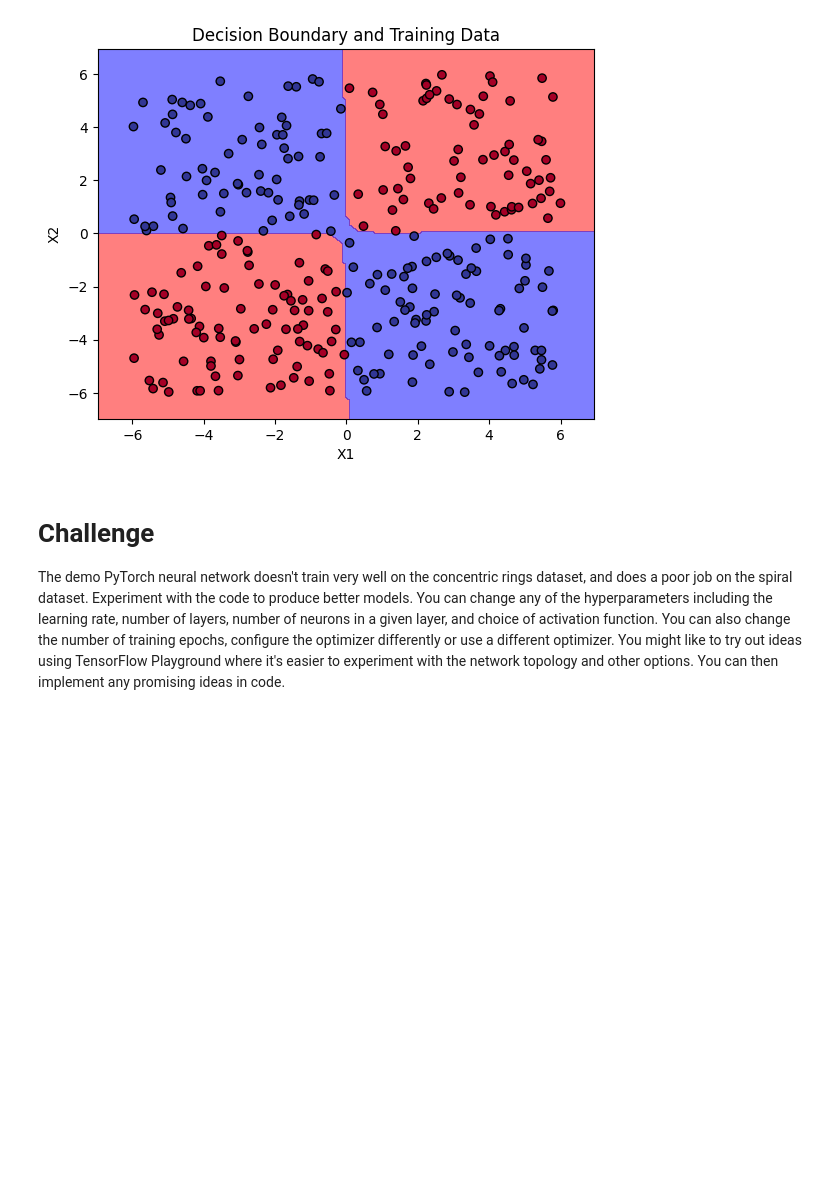
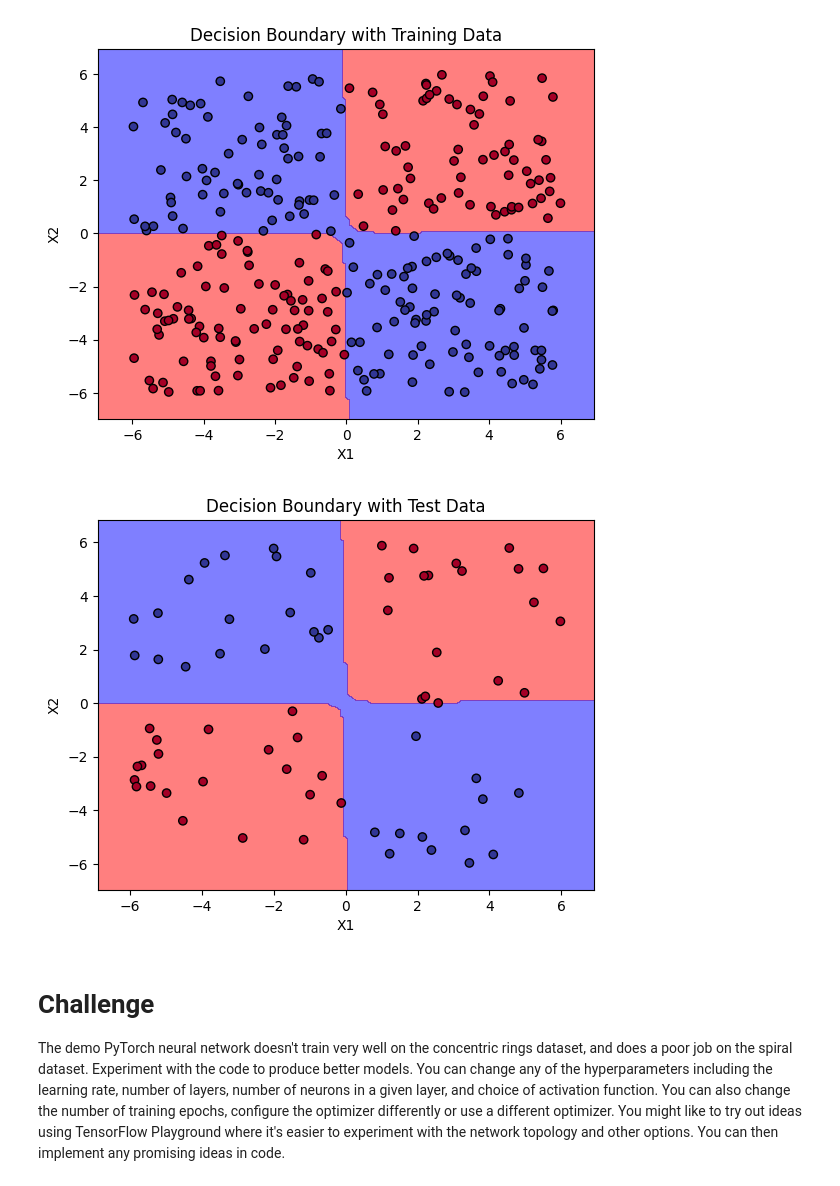
Before and after one commit to JohnMcKechnieGC/intro-to-pytorch, a Jupyter notebook: pytorch_demo.ipynb, the cells around one changed output. Saved outputs shown, nothing was run; the diff lists cells and outputs as text; code cells hidden in the pictures; blank space fills up the shorter version.

Commit message:
Add decision boundary with test data

```diff
--- a/pytorch_demo.ipynb
+++ b/pytorch_demo.ipynb
@@ -573,7 +573,7 @@ tensor([[0.9623],
 import matplotlib.pyplot as plt
 import numpy as np
 # %%
-def plot_decision_boundary(model, data, labels):
+def plot_decision_boundary(model, data, labels, title='Decision Boundary'):
     """
     Plots the decision boundary created by a neural network model along with the data points.
 
@@ -632,7 +632,7 @@ def plot_decision_boundary(model, data, labels):
     # Label the axes and the plot
     plt.xlabel('X1')
     plt.ylabel('X2')
-    plt.title('Decision Boundary and Training Data')
+    plt.title(title)
     plt.show()
 # %% [markdown]
 Move the training data and model back to CPU if necessary.
@@ -640,5 +640,8 @@ Move the training data and model back to CPU if necessary.
 if device != 'cpu':
     train_data = train_data.to('cpu')
     train_labels = train_labels.to('cpu')
+    test_data = test_data.to('cpu')
+    test_labels = test_labels.to('cpu')
+
     model = model.to('cpu')
 # %%
@@ -646,5 +654,14 @@ plot_decision_boundary(model, train_data, train_labels)
 # %% [output]
 [figure]
+# %%
+plot_decision_boundary(
+    model,
+    test_data,
+    test_labels,
+    'Decision Boundary with Test Data'
+)
+# %% [output]
+[figure, added]
 # %% [markdown]
 # Challenge
 The demo PyTorch neural network doesn't train very well on the concentric rings dataset, and does a poor job on the spiral dataset. Experiment with the code to produce better models. You can change any of the hyperparameters including the learning rate, number of layers, number of neurons in a given layer, and choice of activation function. You can also change the number of training epochs, configure the optimizer differently or use a different optimizer. You might like to try out ideas using TensorFlow Playground where it's easier to experiment with the network topology and other options. You can then implement any promising ideas in code.
```
Also changed, not shown: parts of 1 cell of this notebook.
